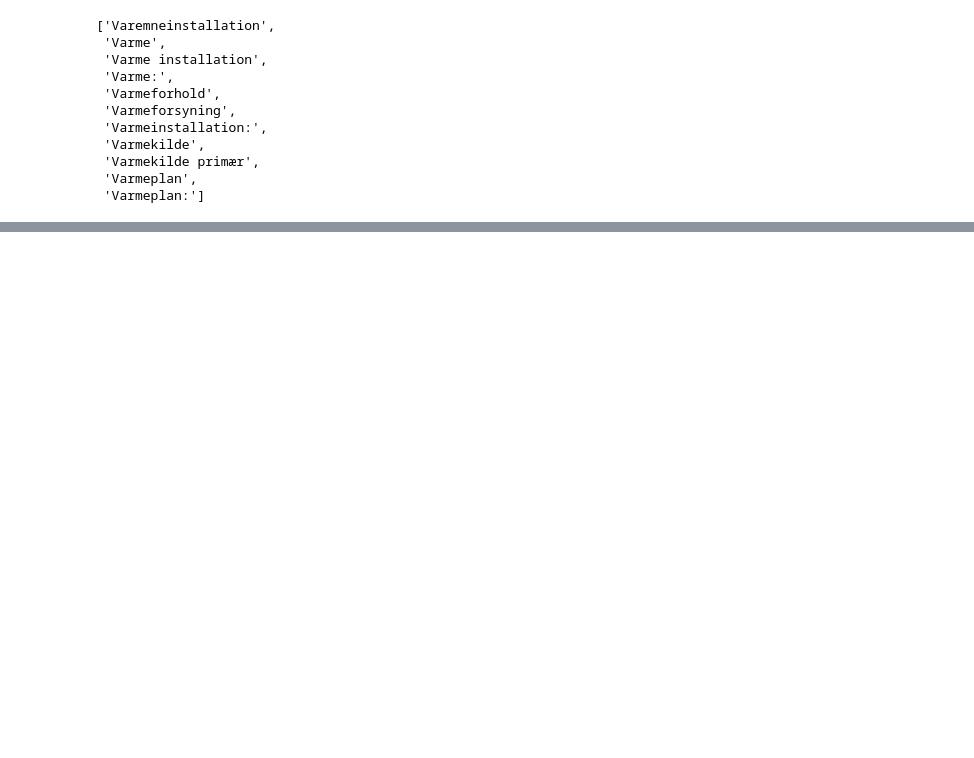
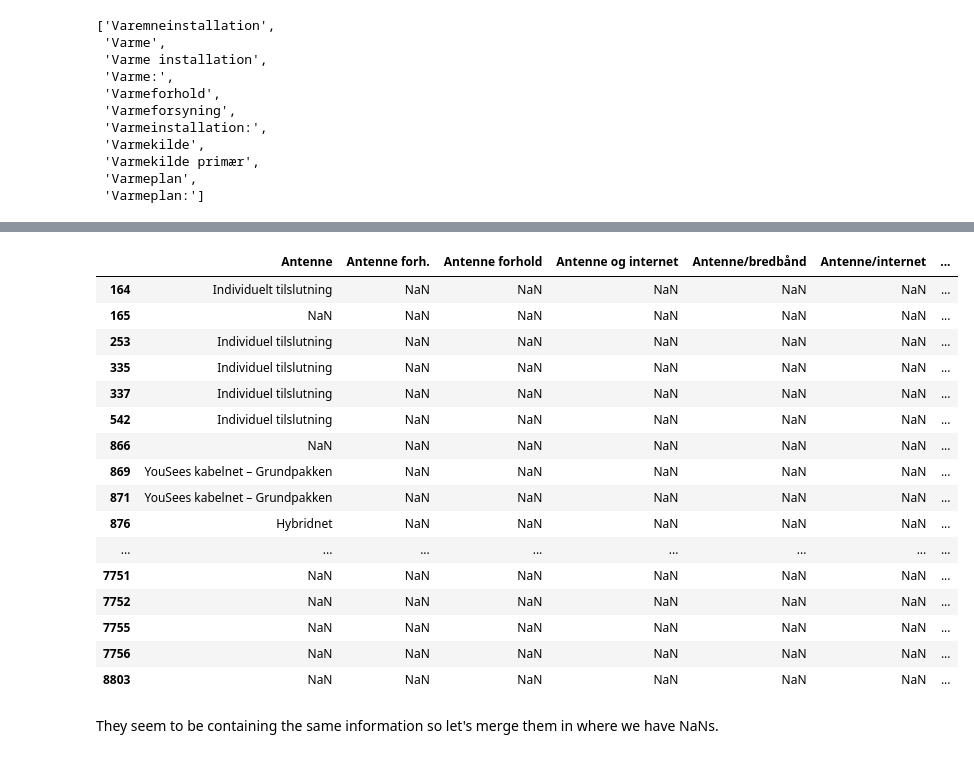
Before and after one commit to mbroend/predicting-home-prices, a Jupyter notebook: Data Wrangling.ipynb, the cells around one changed output, grey strips where cells are left out. Drawn from its saved outputs; the diff is of its cells as text; code cells hidden in the pictures; blank space fills up the shorter version.

```diff
--- a/Data Wrangling.ipynb
+++ b/Data Wrangling.ipynb
@@ -1535,0 +1666,22 @@ KeyError: "['Varemneinstallation' 'Varme' 'Varme installation' 'Varme:'\n 'Varme
+# %%
+df_clean[~df_clean['Internet'].isnull()][antenna_cols]
+# %% [output]
+|  | Antenne | Antenne forh. | Antenne forhold | Antenne og internet | Antenne/bredbånd | Antenne/internet | ... |
+| 164 | Individuelt tilslutning | NaN | NaN | NaN | NaN | NaN | ... |
+| 165 | NaN | NaN | NaN | NaN | NaN | NaN | ... |
+| 253 | Individuel tilslutning | NaN | NaN | NaN | NaN | NaN | ... |
+| 335 | Individuel tilslutning | NaN | NaN | NaN | NaN | NaN | ... |
+| 337 | Individuel tilslutning | NaN | NaN | NaN | NaN | NaN | ... |
+| 542 | Individuel tilslutning | NaN | NaN | NaN | NaN | NaN | ... |
+| 866 | NaN | NaN | NaN | NaN | NaN | NaN | ... |
+| 869 | YouSees kabelnet – Grundpakken | NaN | NaN | NaN | NaN | NaN | ... |
+| 871 | YouSees kabelnet – Grundpakken | NaN | NaN | NaN | NaN | NaN | ... |
+| 876 | Hybridnet | NaN | NaN | NaN | NaN | NaN | ... |
+| ... | ... | ... | ... | ... | ... | ... | ... |
+| 7751 | NaN | NaN | NaN | NaN | NaN | NaN | ... |
+| 7752 | NaN | NaN | NaN | NaN | NaN | NaN | ... |
+| 7755 | NaN | NaN | NaN | NaN | NaN | NaN | ... |
+| 7756 | NaN | NaN | NaN | NaN | NaN | NaN | ... |
+| 8803 | NaN | NaN | NaN | NaN | NaN | NaN | ... |
+# %% [markdown]
+They seem to be containing the same information so let's merge them in where we have NaNs.
```
Also changed, not shown: parts of 94 cells of this notebook, 1 other file.
